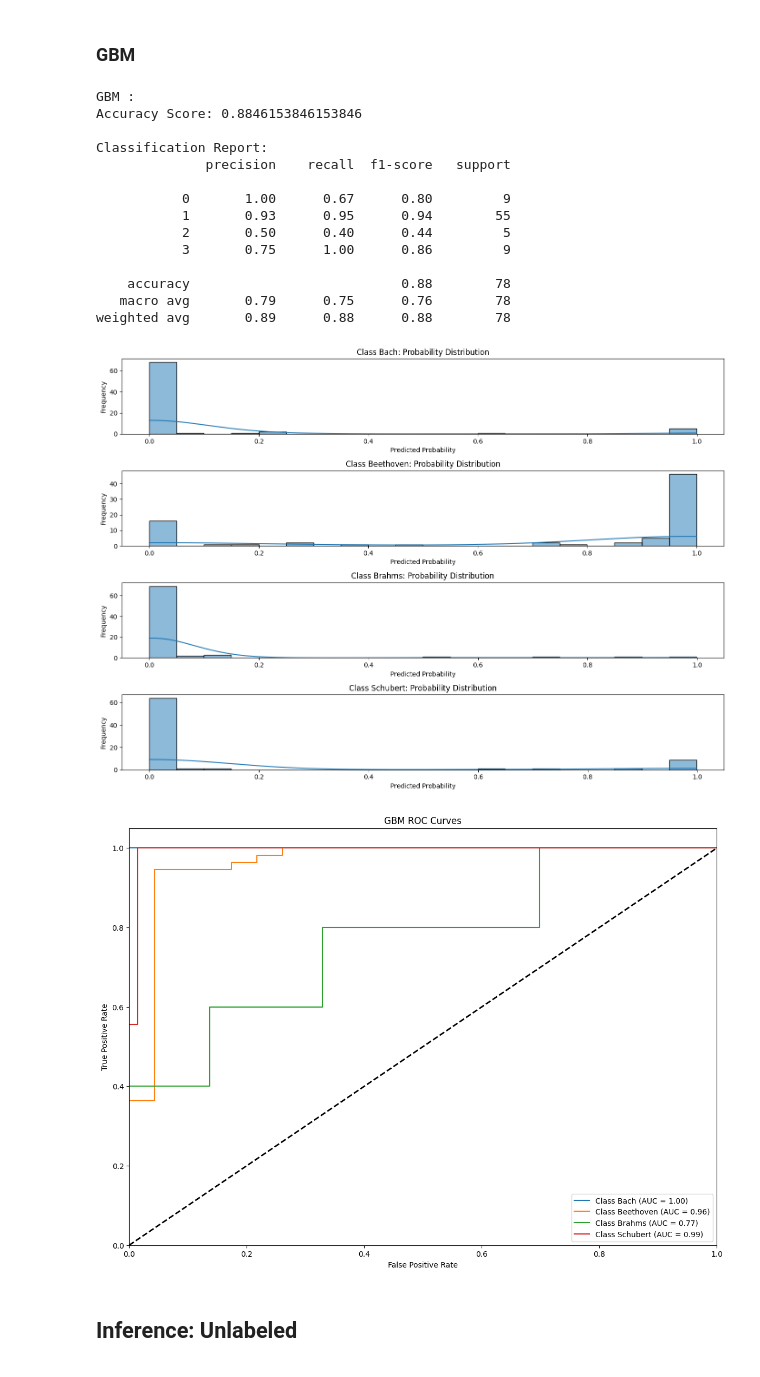
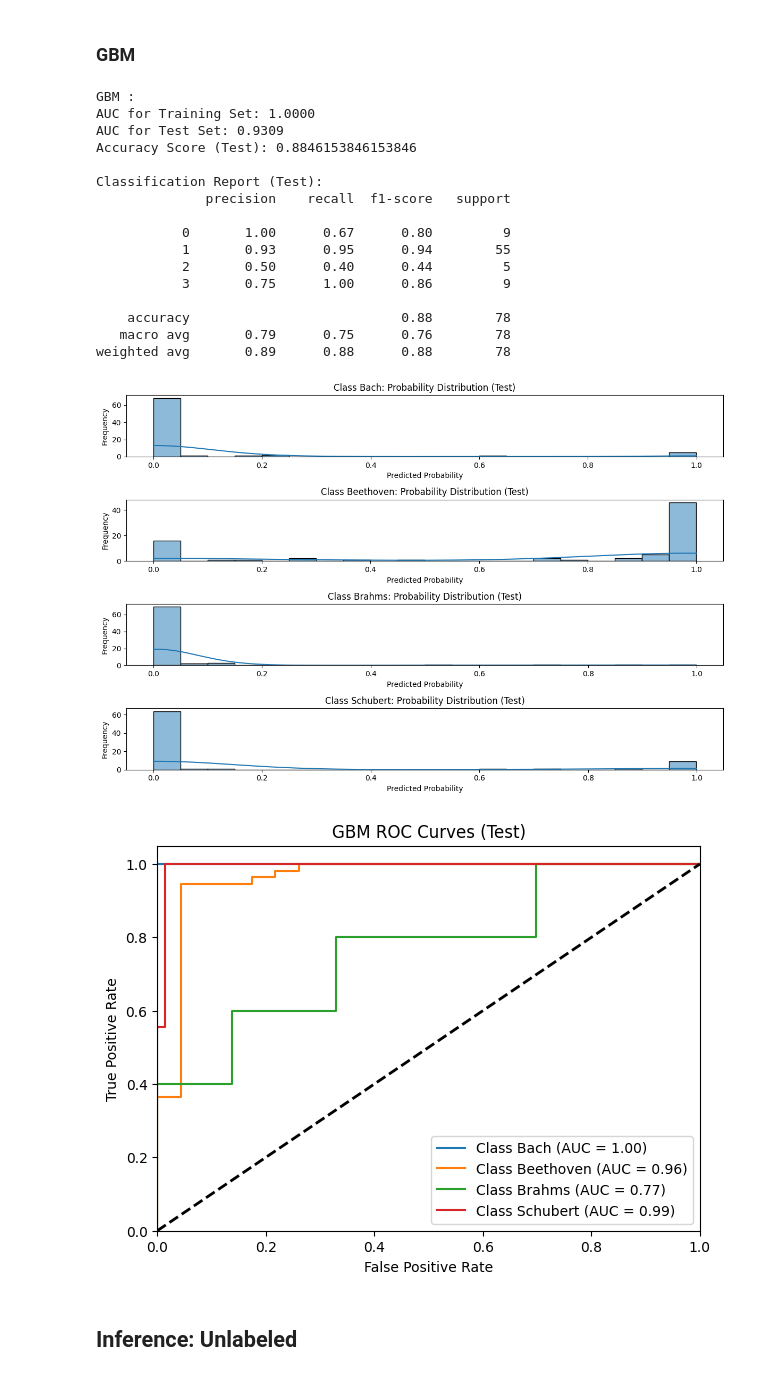
Before and after one commit to dBartMasters/sfl-challenge, a Jupyter notebook: explore_nb_mido.ipynb, the cells around one changed output. Drawn from its saved outputs; the diff is of its cells as text; code cells hidden in the pictures.

```diff
--- a/explore_nb_mido.ipynb
+++ b/explore_nb_mido.ipynb
@@ -369,29 +386,40 @@ weighted avg       0.80      0.81      0.78        78
 # Build and train the Random Forest classifier
 gb_classifier = GradientBoostingClassifier(n_estimators=100, random_state=42)
 gb_classifier.fit(X_train, y_train)
-# Predict the target on the test set
-y_pred_gb = gb_classifier.predict(X_test)
-# Get the classification probabilities for each class
-y_proba_gb = gb_classifier.predict_proba(X_test)
+
+# predictions
+y_pred_test_gb = gb_classifier.predict(X_test)
+y_pred_train_gb = gb_classifier.predict(X_train)
+# Get the classification probabilities for each class for test dataset
+y_proba_test_gb = gb_classifier.predict_proba(X_test)
+y_proba_train_gb = gb_classifier.predict_proba(X_train)
+
+# # Predict the target on the test set
+# y_pred_gb = gb_classifier.predict(X_test)
+# # Get the classification probabilities for each class
+# y_proba_gb = gb_classifier.predict_proba(X_test)
 # %%
-model_eval("GBM", y_test, y_pred_gb, y_proba_gb, label_encoder_composer)
+# model_eval("GBM", y_test, y_pred_gb, y_proba_gb, label_encoder_composer)
+model_eval("GBM", y_train, y_pred_train_gb, y_proba_train_gb, y_test, y_pred_test_gb, y_proba_test_gb, label_encoder_composer)
 # %% [output]
 GBM :
-Accuracy Score: 0.8846153846153846
+AUC for Training Set: 1.0000
+AUC for Test Set: 0.9309
+Accuracy Score (Test): 0.8846153846153846
 
-Classification Report:
+Classification Report (Test):
               precision    recall  f1-score   support
 
            0       1.00      0.67      0.80         9
            1       0.93      0.95      0.94        55
            2       0.50      0.40      0.44         5
            3       0.75      1.00      0.86         9
 
     accuracy                           0.88        78
    macro avg       0.79      0.75      0.76        78
 weighted avg       0.89      0.88      0.88        78
-[figure, old version]
+[figure, new version]
-[figure, old version]
+[figure, new version]
 # %% [markdown]
 ## Inference: Unlabeled
 # %%
```
Also changed, not shown: parts of 7 cells of this notebook, 2 other files.
